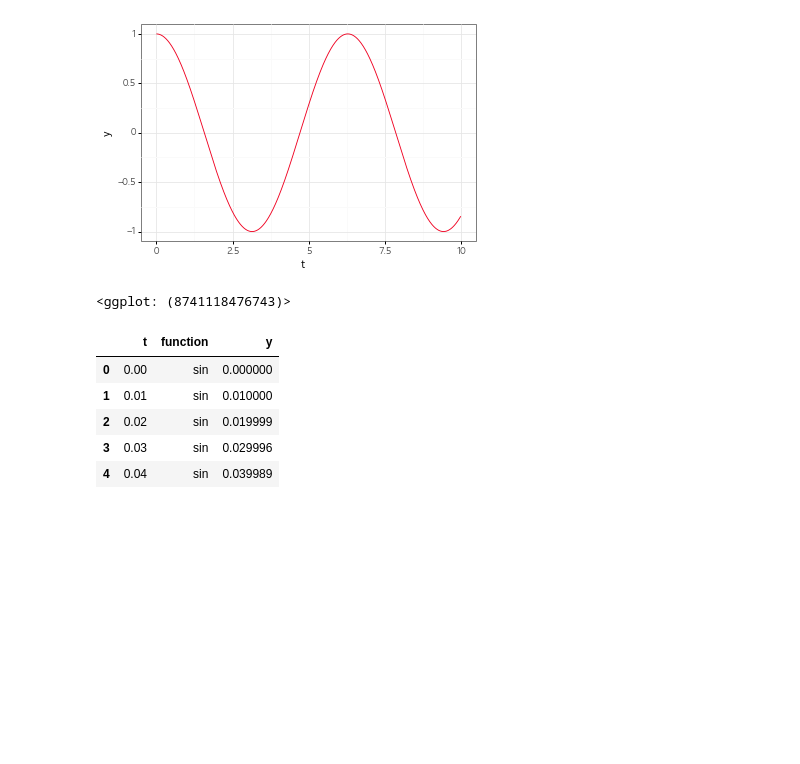
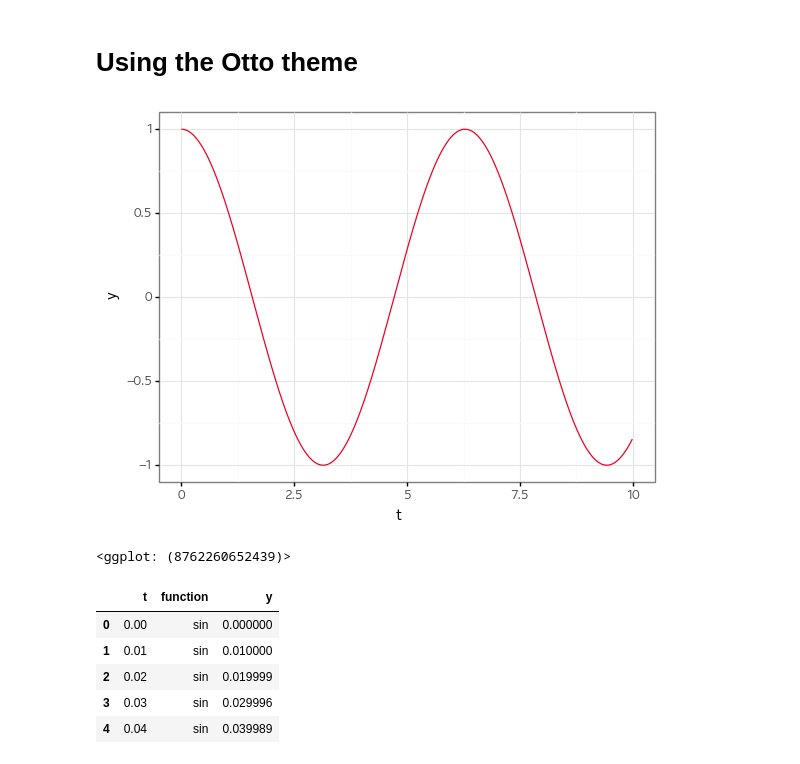
Before and after one commit to herwinvw-atotto/otto_layout, a Jupyter notebook: examples/otto_layout.ipynb, the cells around one changed output. Drawn from its saved outputs; the diff is of its cells as text; code cells hidden in the pictures; blank space fills up the shorter version.

```diff
--- a/examples/otto_layout.ipynb
+++ b/examples/otto_layout.ipynb
@@ -55,13 +59,15 @@ from plotnine import *
+# %% [markdown]
+# Using the Otto theme
 # %%
 t = np.arange(0,10, step=0.01)
 y = np.cos(t)
 # %%
 df = pd.DataFrame({'t':t, 'y':y})
 # %%
-ggplot(df, aes(x='t', y='y'))+geom_line(color=otto_rot)+theme_otto()
+ggplot(df, aes(x='t', y='y'))+geom_line(color=otto_red)+theme_otto()
 # %% [output]
-[figure, old version]
+[figure, new version]
-<ggplot: (8741118476743)>
+<ggplot: (8762260652439)>
 # %%
 sin_t = np.sin(t)
 cos_t = np.cos(t)
```
Also changed, not shown: parts of 18 cells of this notebook.
